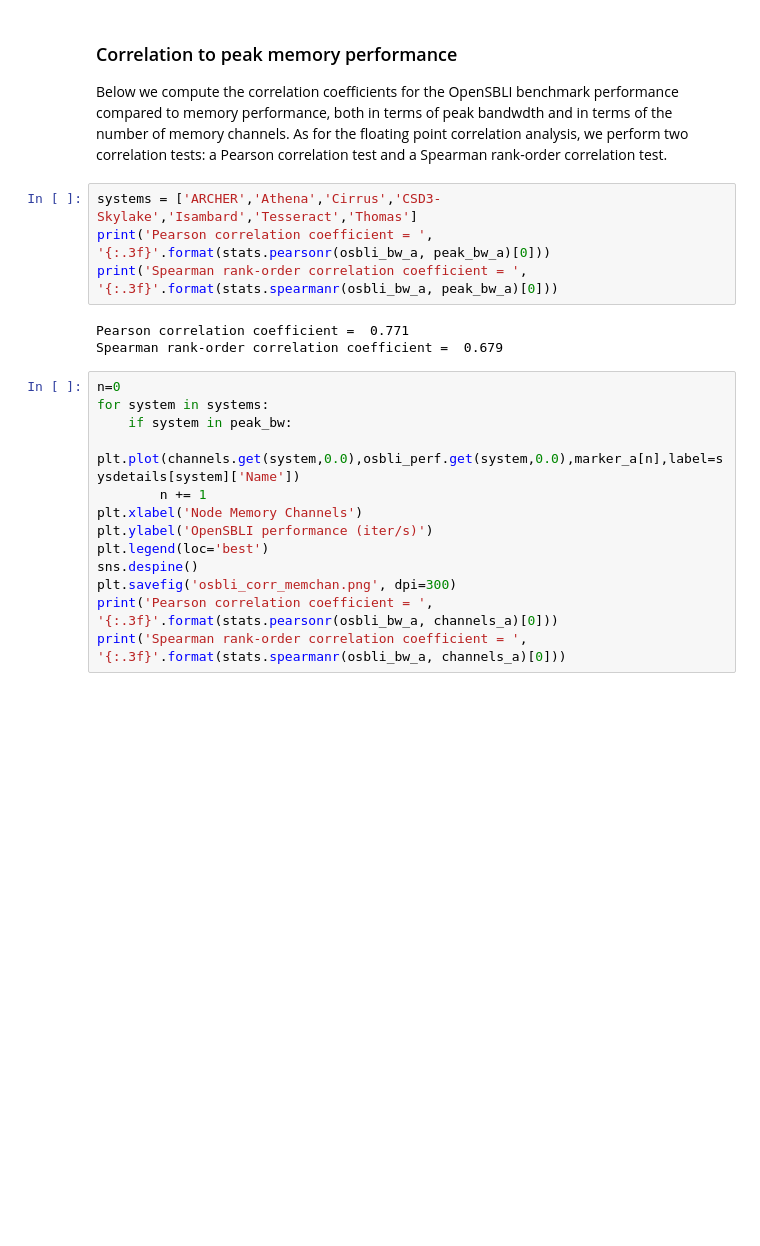
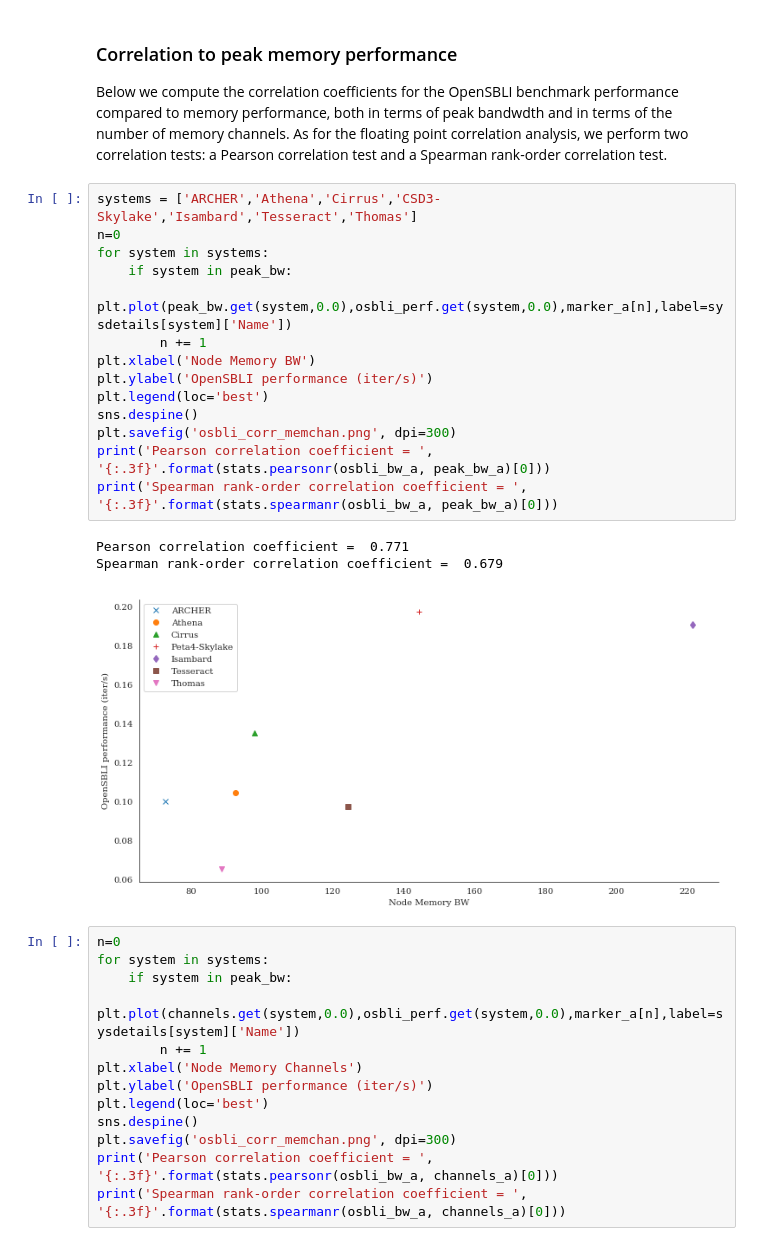
Before and after one commit to hpc-uk/archer-benchmarks, a Jupyter notebook: analysis/Single_Node_Performance_Comparison.ipynb, the cells around one changed output. Cells and saved outputs as stored; diff of their text form; blank space fills up the shorter version.

Commit message:
Added OSBLI plot

```diff
--- a/analysis/Single_Node_Performance_Comparison.ipynb
+++ b/analysis/Single_Node_Performance_Comparison.ipynb
@@ -423,11 +423,22 @@ Spearman rank-order correlation coefficient =  0.671
 Below we compute the correlation coefficients for the OpenSBLI benchmark performance compared to memory performance, both in terms of peak bandwdth and in terms of the number of memory channels. As for the floating point correlation analysis, we perform two correlation tests: a Pearson correlation test and a Spearman rank-order correlation test.
 # %%
 systems = ['ARCHER','Athena','Cirrus','CSD3-Skylake','Isambard','Tesseract','Thomas']
+n=0
+for system in systems:
+    if system in peak_bw:
+        plt.plot(peak_bw.get(system,0.0),osbli_perf.get(system,0.0),marker_a[n],label=sysdetails[system]['Name'])
+        n += 1
+plt.xlabel('Node Memory BW')
+plt.ylabel('OpenSBLI performance (iter/s)')
+plt.legend(loc='best')
+sns.despine()
+plt.savefig('osbli_corr_memchan.png', dpi=300)
 print('Pearson correlation coefficient = ', '{:.3f}'.format(stats.pearsonr(osbli_bw_a, peak_bw_a)[0]))
 print('Spearman rank-order correlation coefficient = ', '{:.3f}'.format(stats.spearmanr(osbli_bw_a, peak_bw_a)[0]))
 # %% [output]
 Pearson correlation coefficient =  0.771
 Spearman rank-order correlation coefficient =  0.679
+[figure, added]
 # %%
 n=0
 for system in systems:
```
